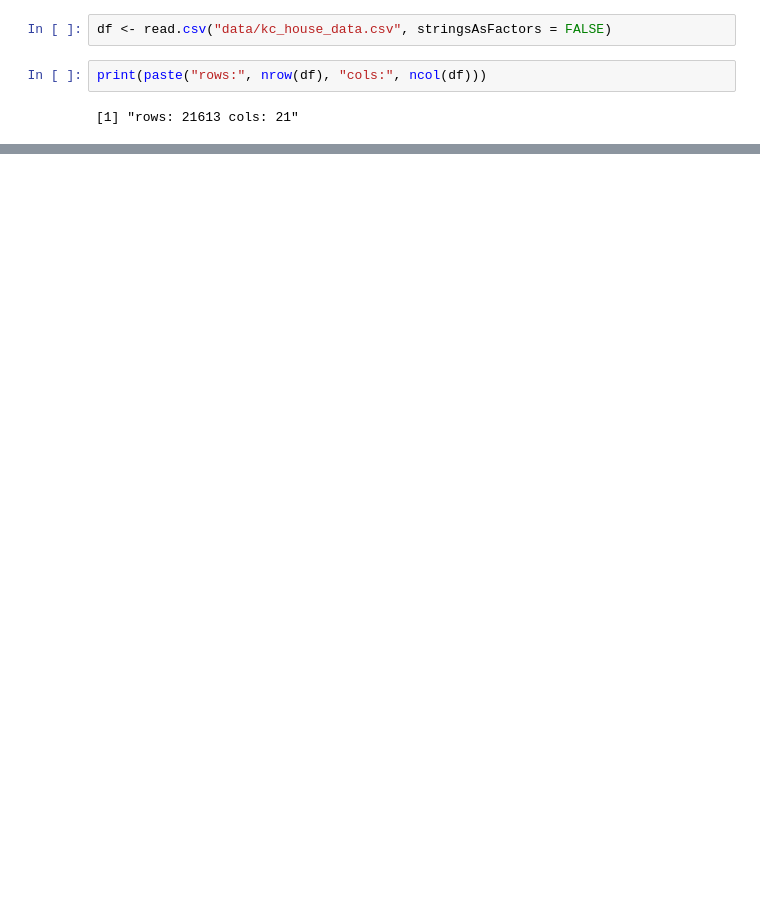
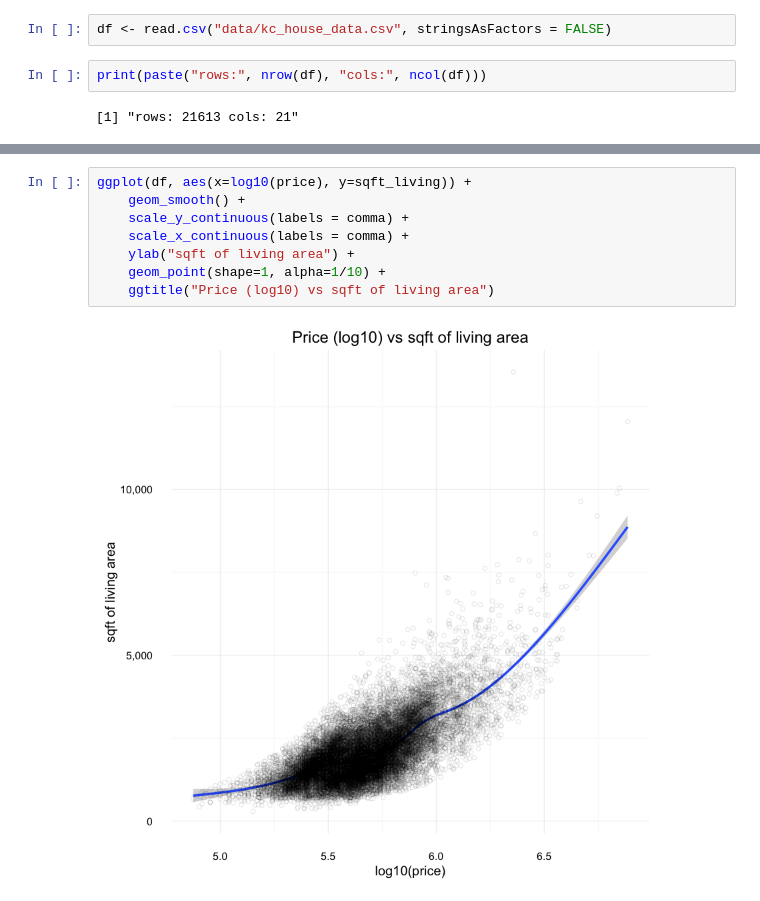
Before and after one commit to andybala/curiousily.github.com, a Jupyter notebook: _data/notebooks/2.predicting_house_price.ipynb, the cells around one changed output, grey strips where cells are left out. Saved outputs shown, nothing was run; the diff lists cells and outputs as text; blank space fills up the shorter version.

```diff
--- a/_data/notebooks/2.predicting_house_price.ipynb
+++ b/_data/notebooks/2.predicting_house_price.ipynb
@@ -144,0 +88,10 @@ p
+# %%
+ggplot(df, aes(x=log10(price), y=sqft_living)) +
+    geom_smooth() +
+    scale_y_continuous(labels = comma) +
+    scale_x_continuous(labels = comma) +
+    ylab("sqft of living area") +
+    geom_point(shape=1, alpha=1/10) +
+    ggtitle("Price (log10) vs sqft of living area")
+# %% [output]
+[figure, added]
```
Also changed, not shown: parts of 79 cells of this notebook, 1 other file.
